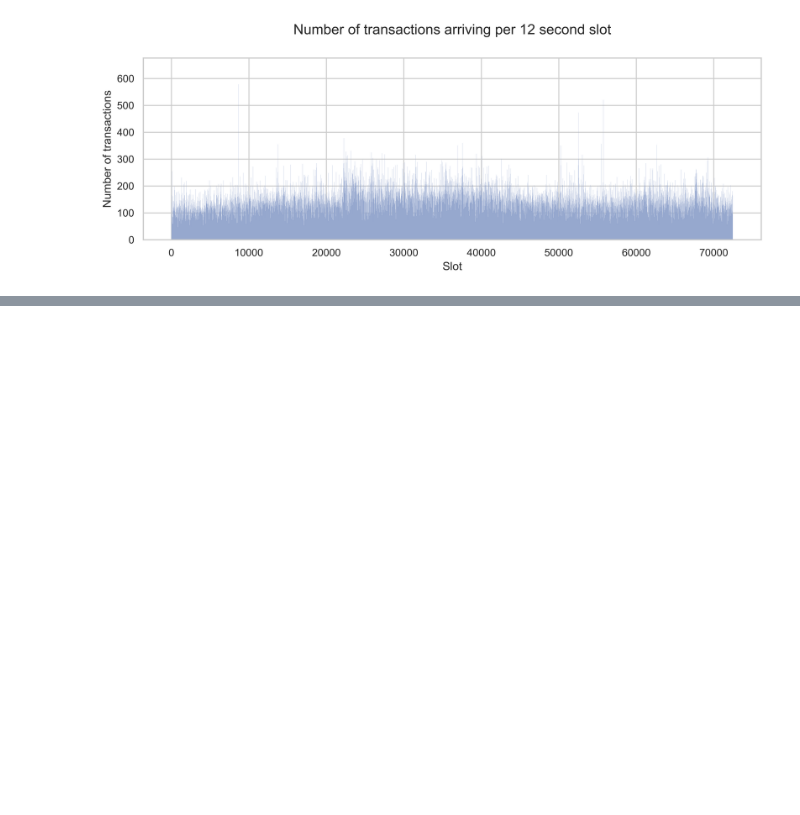
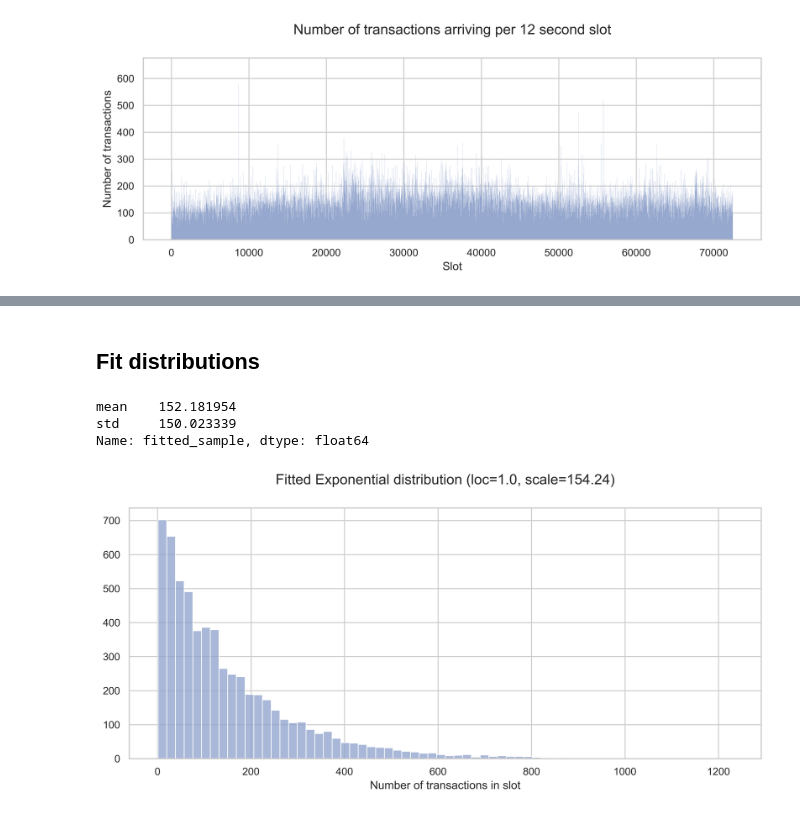
Before and after one commit to nightingalelab/evm-meter-analysis, a Jupyter notebook: notebooks/4.0-arrival-times-analysis.ipynb, the cells around one changed output, grey strips where cells are left out. Cells and saved outputs as stored; diff of their text form; code cells hidden in the pictures; blank space fills up the shorter version.

```diff
--- a/notebooks/4.0-arrival-times-analysis.ipynb
+++ b/notebooks/4.0-arrival-times-analysis.ipynb
@@ -122,0 +131,24 @@ Name: count, dtype: float64
+# %% [markdown]
+## Fit distributions
+# %%
+loc, scale = expon.fit(slot_counts_df["count"].values)
+slot_counts_df["fitted_sample"] = expon.rvs(
+    loc=loc, scale=scale, size=len(slot_counts_df)
+).astype(int)
+print(slot_counts_df["fitted_sample"].agg(["mean", "std"]))
+
+plt.figure(figsize=(10, 5))
+ax = sns.histplot(slot_counts_df, x="fitted_sample", color="#8da0cb")
+plt.title(
+    f"Fitted Exponential distribution (loc={np.round(loc, 2)}, scale={np.round(scale, 2)})",
+    pad=25,
+)
+plt.xlabel("Number of transactions in slot")
+plt.ylabel("")
+plt.tight_layout()
+plt.show()
+# %% [output]
+mean    152.181954
+std     150.023339
+Name: fitted_sample, dtype: float64
+[figure, added]
```
Also changed, not shown: parts of 10 cells of this notebook.
